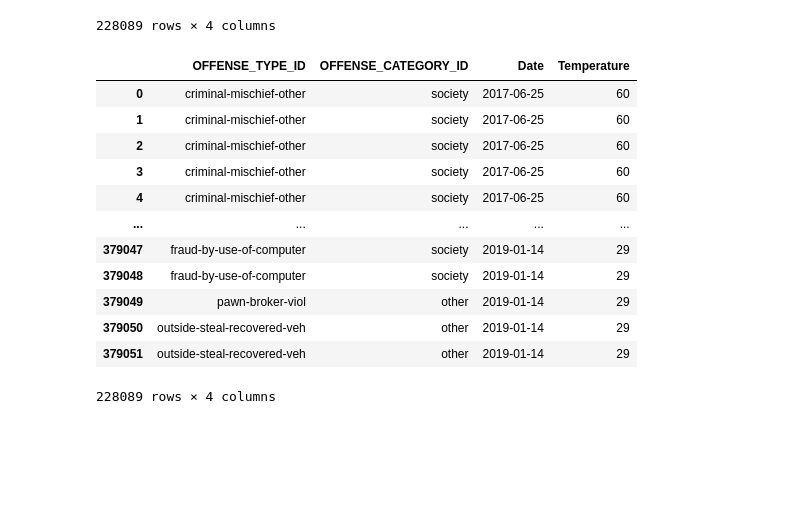
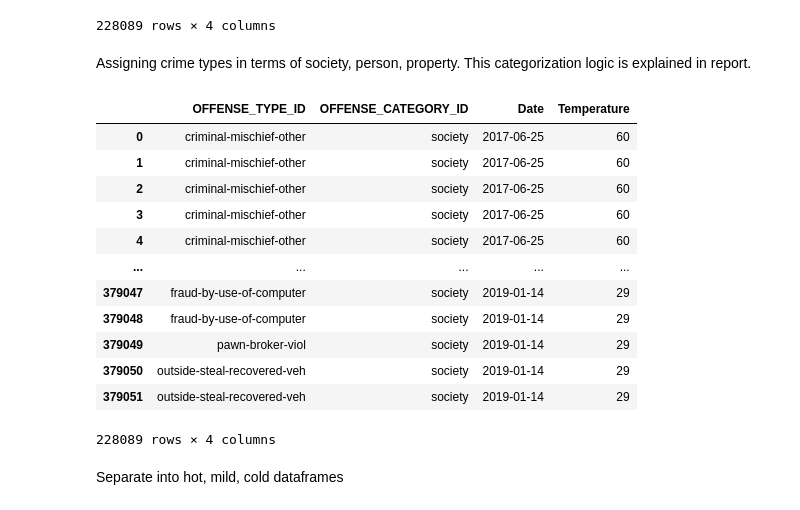
Before and after one commit to laurenawilk/CSCI4502, a Jupyter notebook: denvercrimeandweather.ipynb, the cells around one changed output. Drawn from its saved outputs; the diff is of its cells as text; code cells hidden in the pictures; blank space fills up the shorter version.

```diff
--- a/denvercrimeandweather.ipynb
+++ b/denvercrimeandweather.ipynb
@@ -17,8 +24,9 @@ del weatherDF["WindGust"]
 del weatherDF["Precip."]
 del weatherDF["Condition"]
 # %%
-crimeDF["OCCURRENCE_DATE"] = pd.to_datetime(crimeDF["FIRST_OCCURRENCE_DATE"]).dt.date
-crimeDF.rename(columns={'OCCURRENCE_DATE':'Date'},inplace =True)
+# need the occurance date to be in the format of datetime
+crimeDF['Date'] = pd.to_datetime(crimeDF["FIRST_OCCURRENCE_DATE"]).dt.date
+# crimeDF.rename(columns={'OCCURRENCE_DATE':'Date'},inplace =True)
 # %%
 del crimeDF["incident_id"]
 del crimeDF["offense_id"]
@@ -63,6 +75,8 @@ display(mergeOnDate)
 | 379050 | outside-steal-recovered-veh | all-other-crimes | 2019-01-14 | 29 |
 | 379051 | outside-steal-recovered-veh | all-other-crimes | 2019-01-14 | 29 |
 228089 rows × 4 columns
+# %% [markdown]
+Assigning crime types in terms of society, person, property. This categorization logic is explained in report.
 # %%
 types ={'auto-theft': 'property',
         'robbery': 'property',
@@ -77,24 +91,26 @@ types ={'auto-theft': 'property',
         'murder': 'person',
         'white-collar-crime': 'society',
         'public-disorder': 'society',
-        'all-other-crimes': 'other'}
+        'all-other-crimes': 'society'}
 # %%
-mergeOnDate["OFFENSE_CATEGORY_ID"] = mergeOnDate["OFFENSE_CATEGORY_ID"].replace(types)
+mergeOnDate["OFFENSE_CATEGORY_ID"] = mergeOnDate["OFFENSE_CATEGORY_ID"].map(types)
 display(mergeOnDate)
 # %% [output]
 |  | OFFENSE_TYPE_ID | OFFENSE_CATEGORY_ID | Date | Temperature |
 | 0 | criminal-mischief-other | society | 2017-06-25 | 60 |
 | 1 | criminal-mischief-other | society | 2017-06-25 | 60 |
 | 2 | criminal-mischief-other | society | 2017-06-25 | 60 |
 | 3 | criminal-mischief-other | society | 2017-06-25 | 60 |
 | 4 | criminal-mischief-other | society | 2017-06-25 | 60 |
 | ... | ... | ... | ... | ... |
 | 379047 | fraud-by-use-of-computer | society | 2019-01-14 | 29 |
 | 379048 | fraud-by-use-of-computer | society | 2019-01-14 | 29 |
-| 379049 | pawn-broker-viol | other | 2019-01-14 | 29 |
-| 379050 | outside-steal-recovered-veh | other | 2019-01-14 | 29 |
-| 379051 | outside-steal-recovered-veh | other | 2019-01-14 | 29 |
+| 379049 | pawn-broker-viol | society | 2019-01-14 | 29 |
+| 379050 | outside-steal-recovered-veh | society | 2019-01-14 | 29 |
+| 379051 | outside-steal-recovered-veh | society | 2019-01-14 | 29 |
 228089 rows × 4 columns
+# %% [markdown]
+Separate into hot, mild, cold dataframes
 # %%
 hotDays = mergeOnDate[mergeOnDate['Temperature'] > 75]
 mildDays = mergeOnDate[(mergeOnDate['Temperature'] >= 45) & (mergeOnDate['Temperature'] <= 75)]
```
Also changed, not shown: parts of 30 cells of this notebook, 1 other file.
